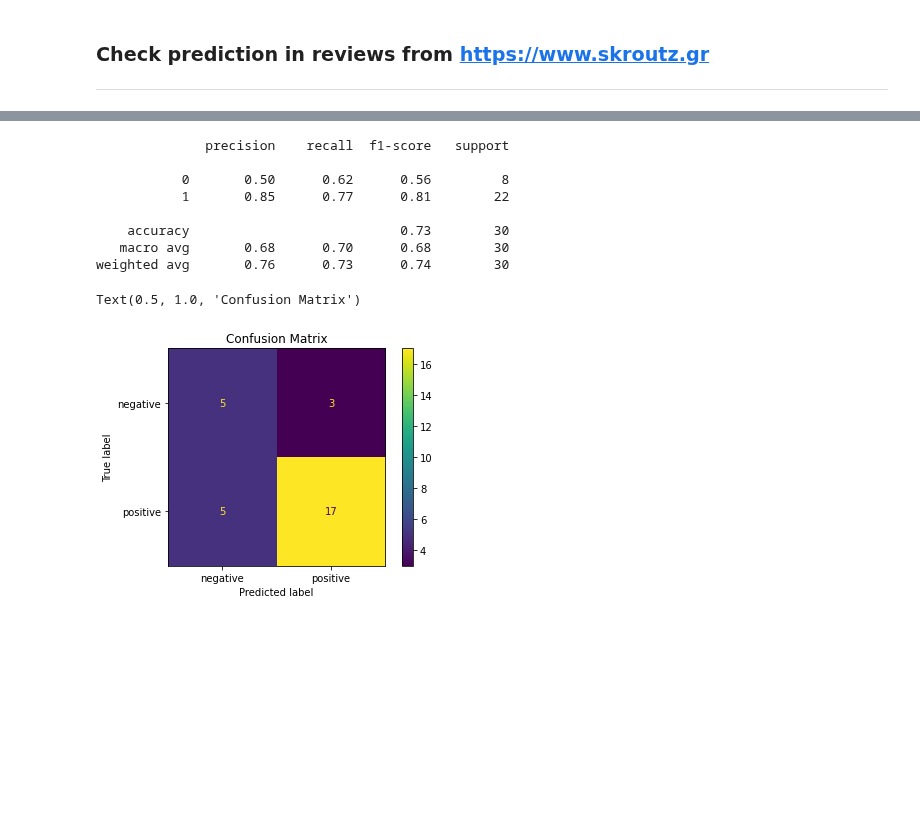
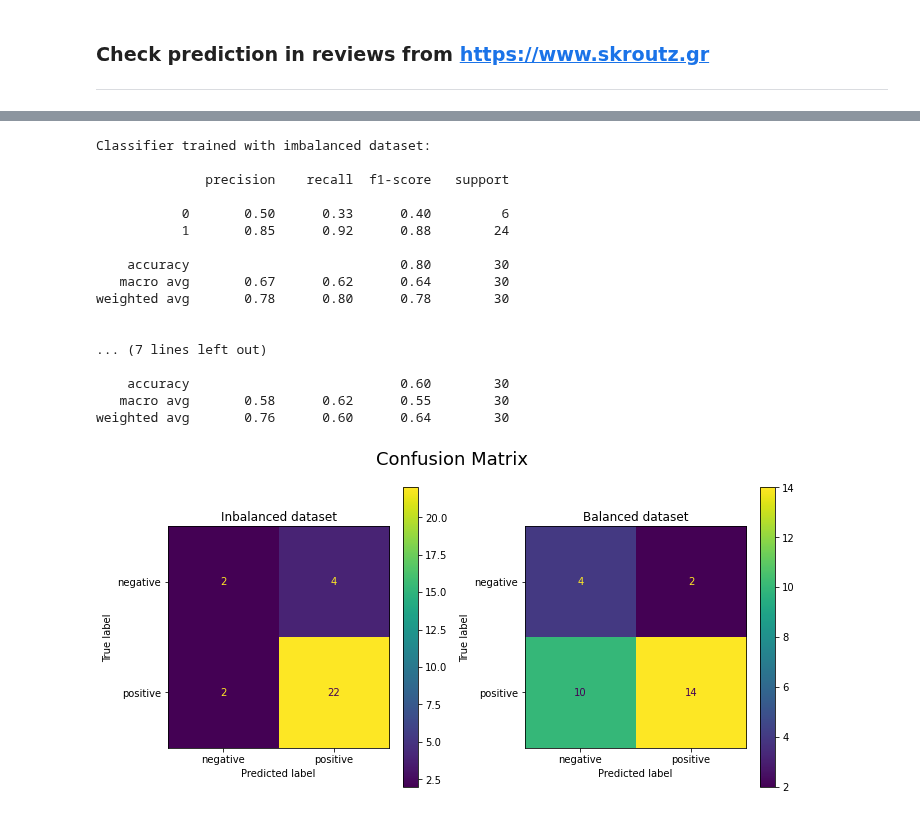
Before and after one commit to JoKoum/Machine-Learning-Project, a Jupyter notebook: Analyze-review-sentiment.ipynb, the cells around one changed output, grey strips where cells are left out. Saved outputs shown, nothing was run; the diff lists cells and outputs as text; code cells hidden in the pictures; blank space fills up the shorter version.

```diff
--- a/Analyze-review-sentiment.ipynb
+++ b/Analyze-review-sentiment.ipynb
@@ -354,16 +357,16 @@ tfidfvectorizer = TfidfVectorizer()
 X = tfidfvectorizer.fit_transform(reviews['reviews'])
 y = reviews['ratings']
 # %%
-def model_training(X,y,algorithm,balanced=False):
+def model_training(X,y,classifier,balanced=False):
     """Training Pipeline implementation. The function accepts as input a feature matrix,
        a target values vector and a classifier. The performance is tested via a 20 fold validation procedure.
        The model average training and testing time and several classification algorithms metrics are produced.
        Returns the trained model, along with a dictionary of the produced metrics
     """
     metrics_dict = {}
-    n_splits = 25
-    #print algorithm
-    print('########## Using',str(algorithm),'classifier ##########\n')
+    n_splits = 10
+    #print classifier
+    print('########## Using',str(classifier),'classifier ##########\n')
 
     if balanced:
         kf = KFold(n_splits=n_splits, shuffle=True, random_state=None)
@@ -381,9 +384,7 @@ def model_training(X,y,algorithm,balanced=False):
     for train_index, test_index in kf.split(X):
         X_train, X_test = X[train_index], X[test_index]
         y_train, y_test = y[train_index], y[test_index]
-        model_clf = algorithm
-        #Pipeline([('tfidf', TfidfVectorizer()),('clf', algorithm),])
-        # Feed the training data through the pipeline
+        model_clf = classifier
         training_time_start = time.process_time()
         model_clf.fit(X_train,y_train)
         training_time = time.process_time() - training_time_start
@@ -544,0 +576,3 @@ plt.show()
+# %%
+text_svc = hyperparam_tuning(X,y,LinearSVC())
+text_svc_downsampled = hyperparam_tuning(X_downsampled,y_downsampled,LinearSVC())
@@ -623,22 +803,45 @@ Text(0.5, 1.0, 'Confusion Matrix')
 # %%
-url = 'https://www.skroutz.gr/s/23290197/Samsung-Galaxy-S20-Ultra-5G-128GB-Cloud-White.html#reviews'
+url = 'https://www.skroutz.gr/s/5281582/Adidas-Stan-Smith-M20325.html#reviews'
 rselector= '#sku_reviews_list > li div.review-body'
 sselector = '#sku_reviews_list > li div.actual-rating > span'
 data = data_extraction(url,rselector,sselector)
+
 vectorized_data = tfidfvectorizer.transform(data['reviews'])
-predictions = text_svm.predict(vectorized_data)
-print(metrics.classification_report(data['sentiment'],text_svm.predict(vectorized_data)))
-confusion_matrix = metrics.plot_confusion_matrix(text_svm,vectorized_data,data['sentiment'],
-                                                 display_labels=['negative','positive'])
-confusion_matrix.ax_.set_title('Confusion Matrix')
+vectorized_data_downsampled = tfidfvectorizer_downsampled.transform(data['reviews'])
+
+predictions = text_svc.predict(vectorized_data)
+print('Classifier trained with imbalanced dataset:\n')
+print(metrics.classification_report(data['sentiment'],text_svc.predict(vectorized_data)))
+print('\n\nClassifier trained with balanced dataset:\n')
+print(metrics.classification_report(data['sentiment'],text_svc_downsampled.predict(vectorized_data_downsampled)))
+
+fig, ax = plt.subplots(1, 2, figsize = (10,5))
+confusion_matrix = metrics.plot_confusion_matrix(text_svc,vectorized_data,data['sentiment'],
+                                                 display_labels=['negative','positive'],ax=ax[0])
+
+ax[0].set_title('Inbalanced dataset')
+confusion_matrix_downsampled = metrics.plot_confusion_matrix(text_svc_downsampled,vectorized_data_downsampled,data['sentiment'],
+                                                 display_labels=['negative','positive'],ax=ax[1])
+
+ax[1].set_title('Balanced dataset')
+plt.suptitle("Confusion Matrix", fontsize = 18)
+plt.tight_layout()
 # %% [output]
+Classifier trained with imbalanced dataset:
+
               precision    recall  f1-score   support
 
-           0       0.50      0.62      0.56         8
-           1       0.85      0.77      0.81        22
+           0       0.50      0.33      0.40         6
+           1       0.85      0.92      0.88        24
 
-    accuracy                           0.73        30
-   macro avg       0.68      0.70      0.68        30
-weighted avg       0.76      0.73      0.74        30
+    accuracy                           0.80        30
+   macro avg       0.67      0.62      0.64        30
+weighted avg       0.78      0.80      0.78        30
+
+
+... (7 lines left out)
+
+    accuracy                           0.60        30
+   macro avg       0.58      0.62      0.55        30
+weighted avg       0.76      0.60      0.64        30
-Text(0.5, 1.0, 'Confusion Matrix')
-[figure, old version]
+[figure, new version]
```
Also changed, not shown: parts of 13 cells of this notebook.
